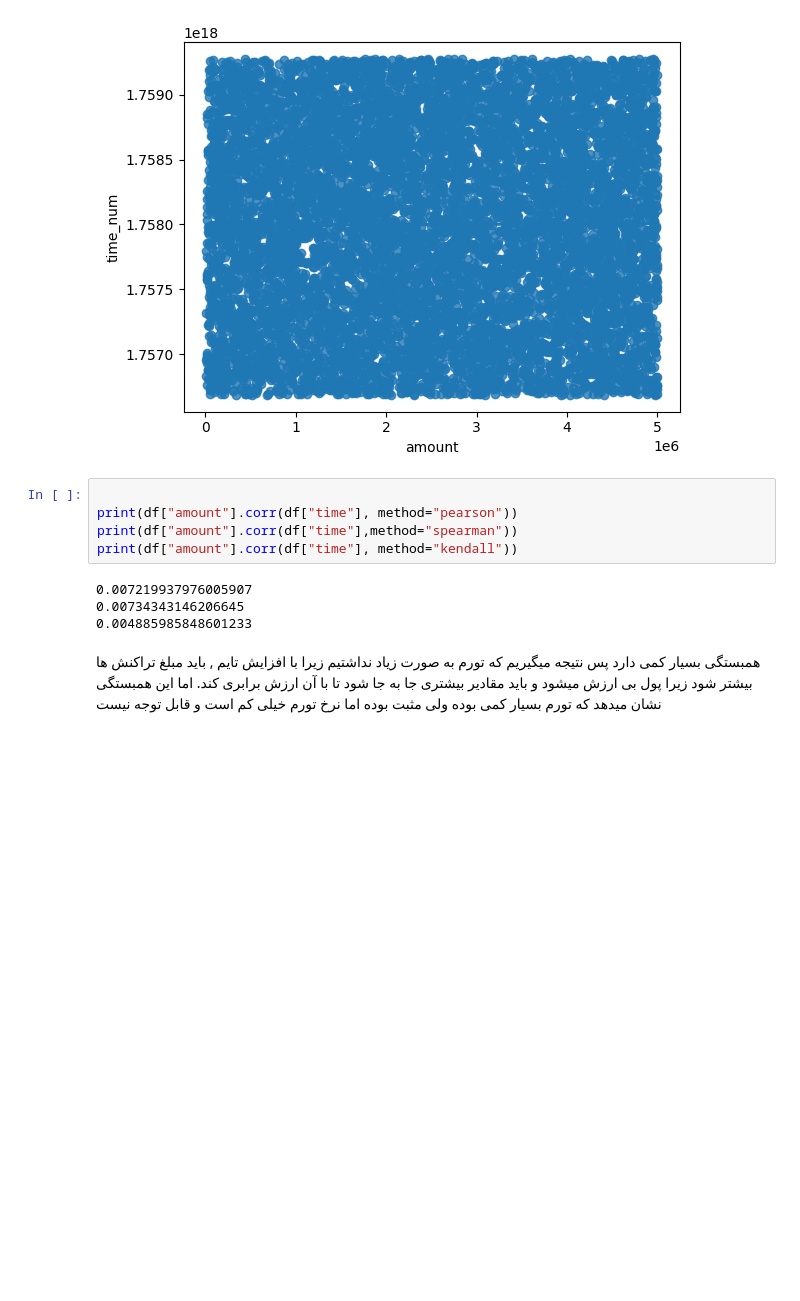
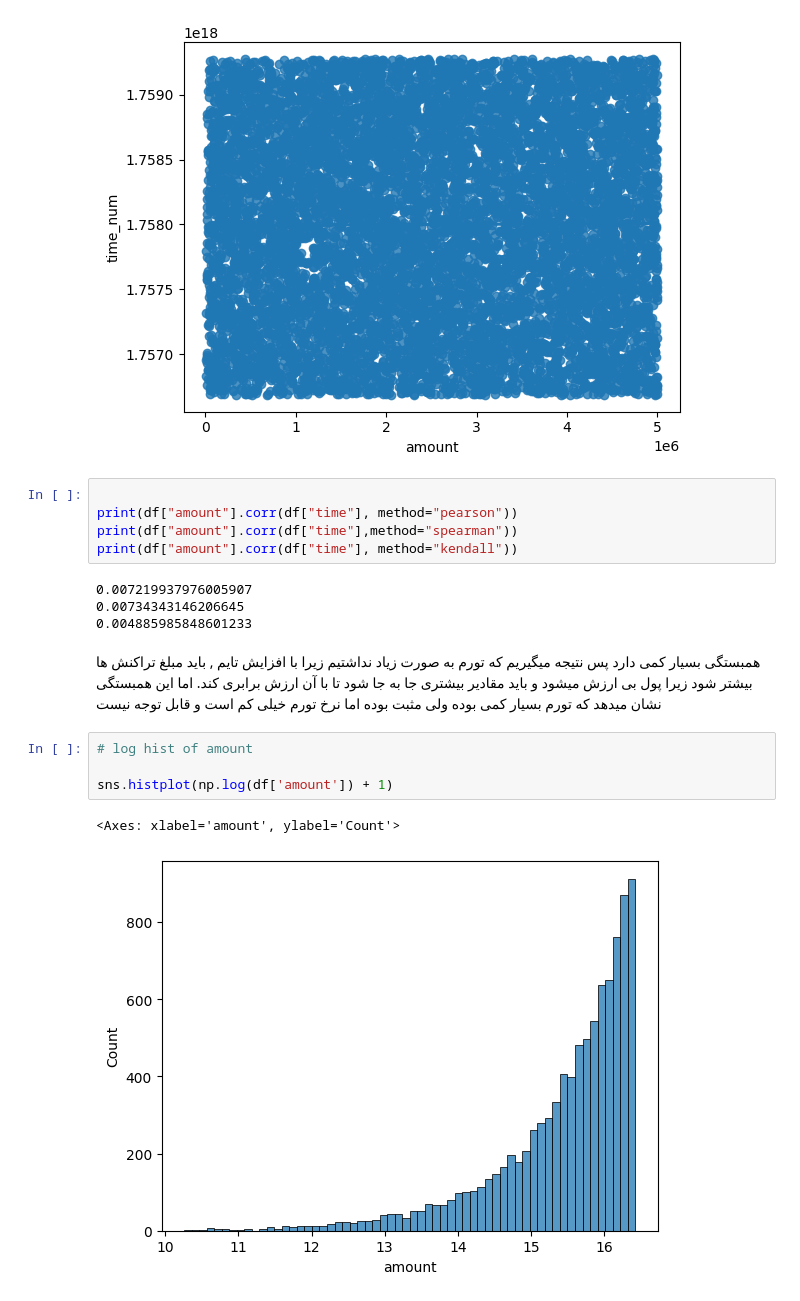
Before and after one commit to MRXLANTERN1390/IranianCustomer_Payment, a Jupyter notebook: NoteBook.ipynb, the cells around one changed output. Saved outputs shown, nothing was run; the diff lists cells and outputs as text; blank space fills up the shorter version.

Commit message:
log transform of amount col hist

```diff
--- a/NoteBook.ipynb
+++ b/NoteBook.ipynb
@@ -463,3 +463,10 @@ print(df["amount"].corr(df["time"], method="kendall"))
 زیرا با افزایش تایم , باید مبلغ تراکنش ها بیشتر شود زیرا پول بی ارزش میشود و باید مقادیر بیشتری جا به جا شود تا با آن ارزش برابری کند.
 اما این همبستگی نشان میدهد که تورم بسیار کمی بوده ولی مثبت بوده
 اما نرخ تورم خیلی کم است و قابل توجه نیست
+# %%
+# log hist of amount
+
+sns.histplot(np.log(df['amount']) + 1)
+# %% [output]
+<Axes: xlabel='amount', ylabel='Count'>
+[figure, added]
```
